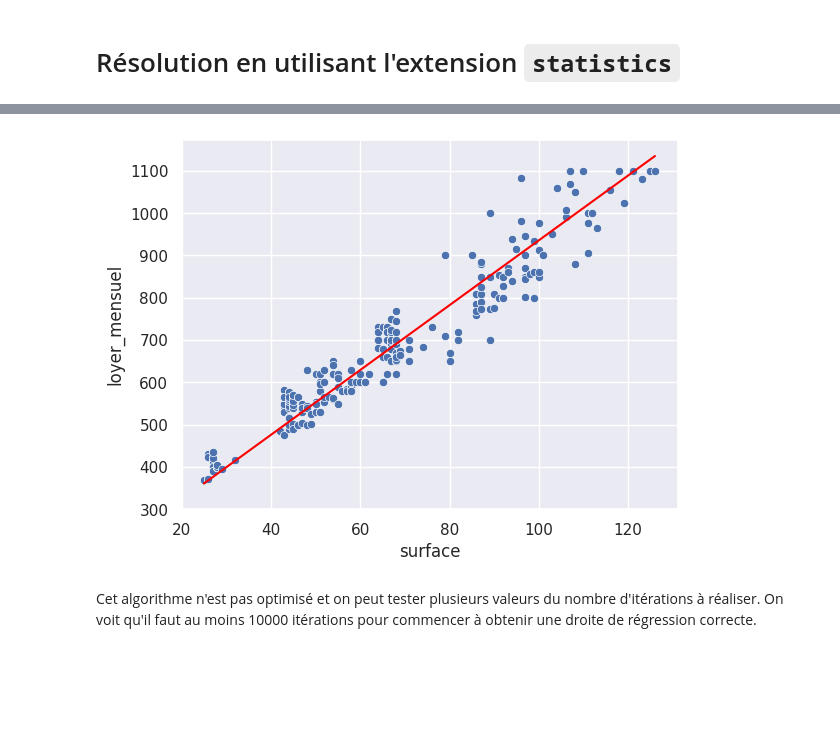
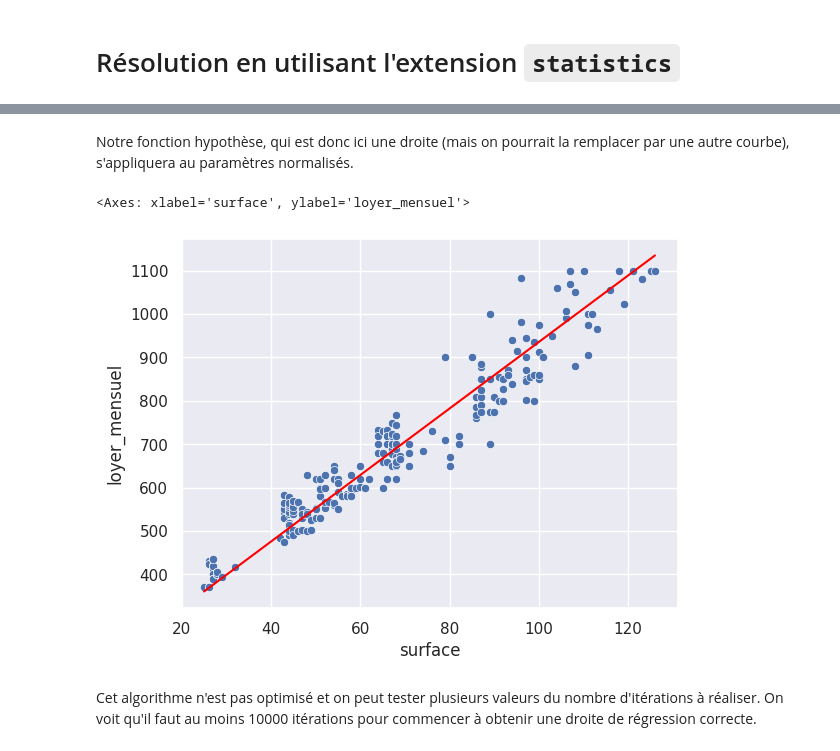
Before and after one commit to mat90hub/python_par_jupyter, a Jupyter notebook: 10_deep_learning/01_intro_neuronal.ipynb, the cells around one changed output, grey strips where cells are left out. Drawn from its saved outputs; the diff is of its cells as text; code cells hidden in the pictures; blank space fills up the shorter version.

```diff
--- a/10_deep_learning/01_intro_neuronal.ipynb
+++ b/10_deep_learning/01_intro_neuronal.ipynb
@@ -110,0 +150,16 @@ $$ \text{error} = \sum_i y_i - \left(\theta_0 + \theta_1 \times x_i \right) $$
+# %%
+surfaces = df['surface'].tolist()
+surf_min = min(surfaces)
+surf_max = max(surfaces)
+surf_range = surf_max - surf_min
+surf_norm = []
+for surf in surfaces:
+    surf_norm.append((surf - surf_min) / surf_range)
+
+loyers = df['loyer_mensuel'].tolist()
+loy_min = min(loyers)
+loy_max = max(loyers)
+loy_range = loy_max - loy_min
+loy_norm = []
+for loy in loyers:
+    loy_norm.append((loy - loy_min) / loy_range)
@@ -111,3 +178,5 @@ $$ \text{error} = \sum_i y_i - \left(\theta_0 + \theta_1 \times x_i \right) $$
+# %% [markdown]
+Notre fonction hypothèse, qui est donc ici une droite (mais on pourrait la remplacer par une autre courbe), s'appliquera au paramètres normalisés.
 # %%
 # theta est un tableau qui contient la liste des paramètres θ
 def hypothesis(input, theta):
@@ -119,15 +188,14 @@ def run_gradient_descent(x, y, theta):
       y est la liste des données de sorties, les loyers
       theta contient les paramètres du modèle en construction
     '''
-    learning_rate = 0.0001
+    learning_rate = 0.0001  # c'est le paramètre α
     m = len(y)
     new_theta = theta
 
     # Mise à jour des paramètres theta à chaque tour
     nb_of_theta = len(theta)
     for t in range(nb_of_theta):
-        # calcul de la dérivée partielle de la fonction J en fonction
-        # du paramètre theta
+        # calcul des dérivées partielles de la fonction J
         errors = 0
         for i in range(m):
             if t == 0:
@@ -142,38 +210,34 @@ def run_gradient_descent(x, y, theta):
 
     return new_theta
 
 # ici on pourrait initialiser θ aléatoirement, mais je choisis de mettre 0 partout
 theta = [0,0]
 surfaces = df['surface'].tolist()
 loyers = df['loyer_mensuel'].tolist()
 
 NB_ITERATIONS = 100000
 
 for i in range(NB_ITERATIONS):
     theta = run_gradient_descent(surfaces, loyers, theta)
 
 intercept, slope = theta[0], theta[1]
 
 # On construit les prédictions
 predictions = []
 for surf in surfaces:
     predictions.append(slope * surf + intercept)
 # boucles obligatoires car surf est un float
 
 # style seaborn
 sns.set_theme(style="darkgrid")
 
 # affichage du nuage de points
 sns.scatterplot(x=df['surface'], y=df['loyer_mensuel'])
 
 # affichage de la ligne de régression
 sns.lineplot(x=df['surface'],y=predictions, color='red')
-
-# les axes
-plt.xlim(min(surfaces) // 10 *10)
-plt.ylim(min(loyers) // 100 * 100)
-plt.show()
 # %% [output]
+<Axes: xlabel='surface', ylabel='loyer_mensuel'>
-[figure, old version]
+[figure, new version]
 # %% [markdown]
 Cet algorithme n'est pas optimisé et on peut tester plusieurs valeurs du nombre d'itérations à réaliser. On voit qu'il faut au moins 10000 itérations pour commencer à obtenir une droite de régression correcte.
```
Also changed, not shown: parts of 24 cells of this notebook, 6 other files.
